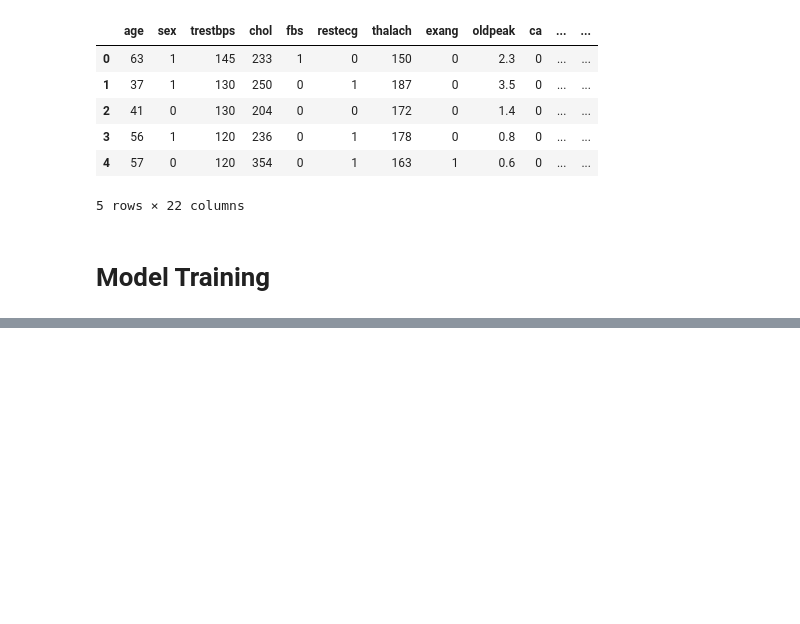
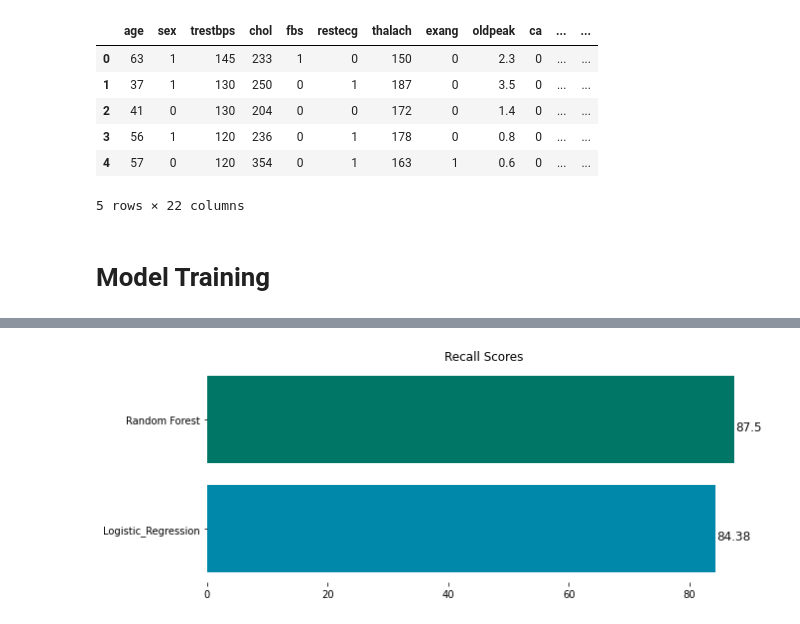
Before and after one commit to Anjankumar53/Heart_Disease_Prediction, a Jupyter notebook: Model.ipynb, the cells around one changed output, grey strips where cells are left out. Saved outputs shown, nothing was run; the diff lists cells and outputs as text; code cells hidden in the pictures; blank space fills up the shorter version.

```diff
--- a/Model.ipynb
+++ b/Model.ipynb
@@ -123,0 +174,16 @@ Linear Regression : 0.5856685695696005
+# %%
+fig, ax = plt.subplots(figsize =(10, 4))
+plt.title("Recall Scores")
+# Horizontal Bar Plot
+ax.barh(list(recall_values.keys()),list(recall_values.values()),color=["#0088AA","#007766"])
+for s in ['top', 'bottom', 'left', 'right']:
+    ax.spines[s].set_visible(False)
+
+# Add annotation to bars
+for i in ax.patches:
+    plt.text(i.get_width()+0.1, i.get_y()+0.3,
+             str(round((i.get_width()), 2)),
+             fontsize = 12,
+             color ='#0f0f0f')
+# %% [output]
+[figure, added]
```
Also changed, not shown: parts of 24 cells of this notebook.
